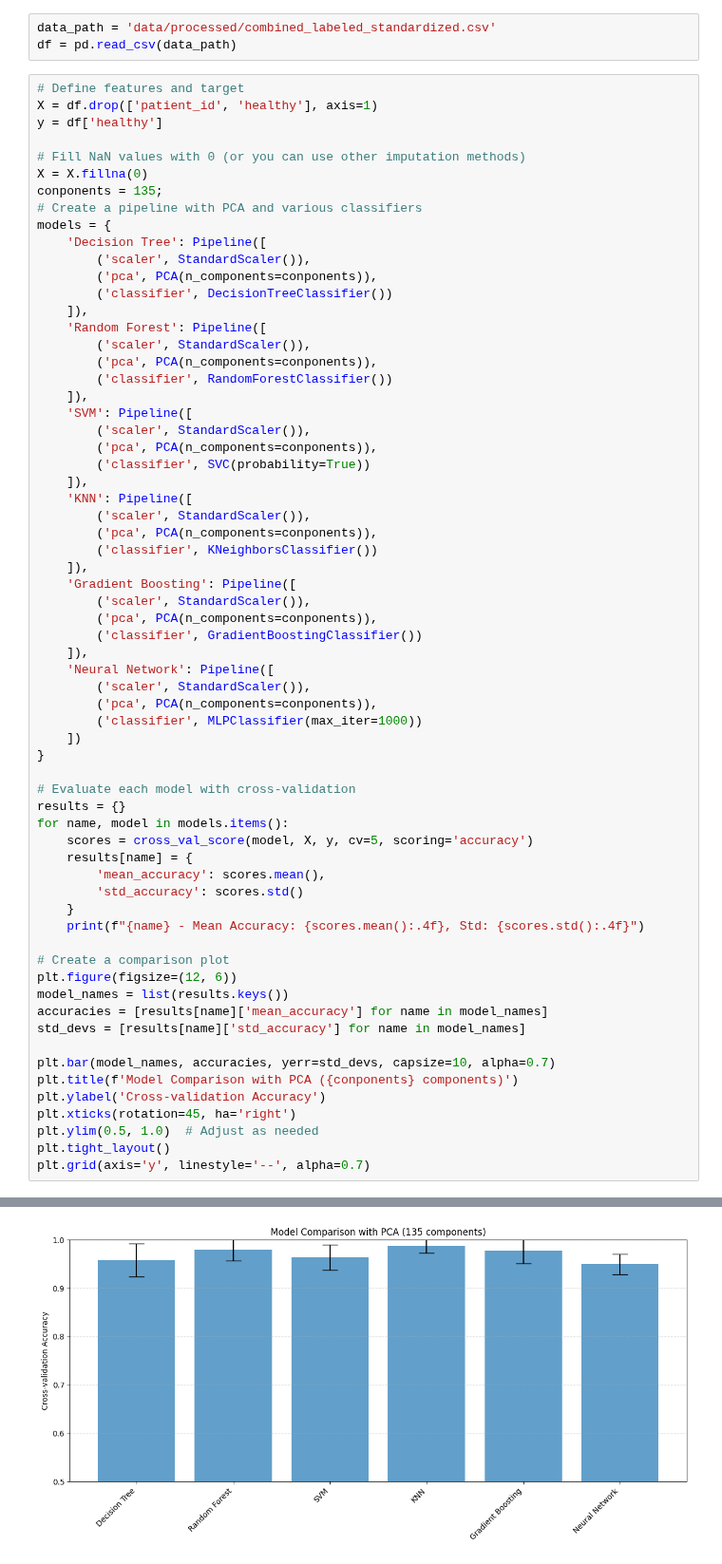
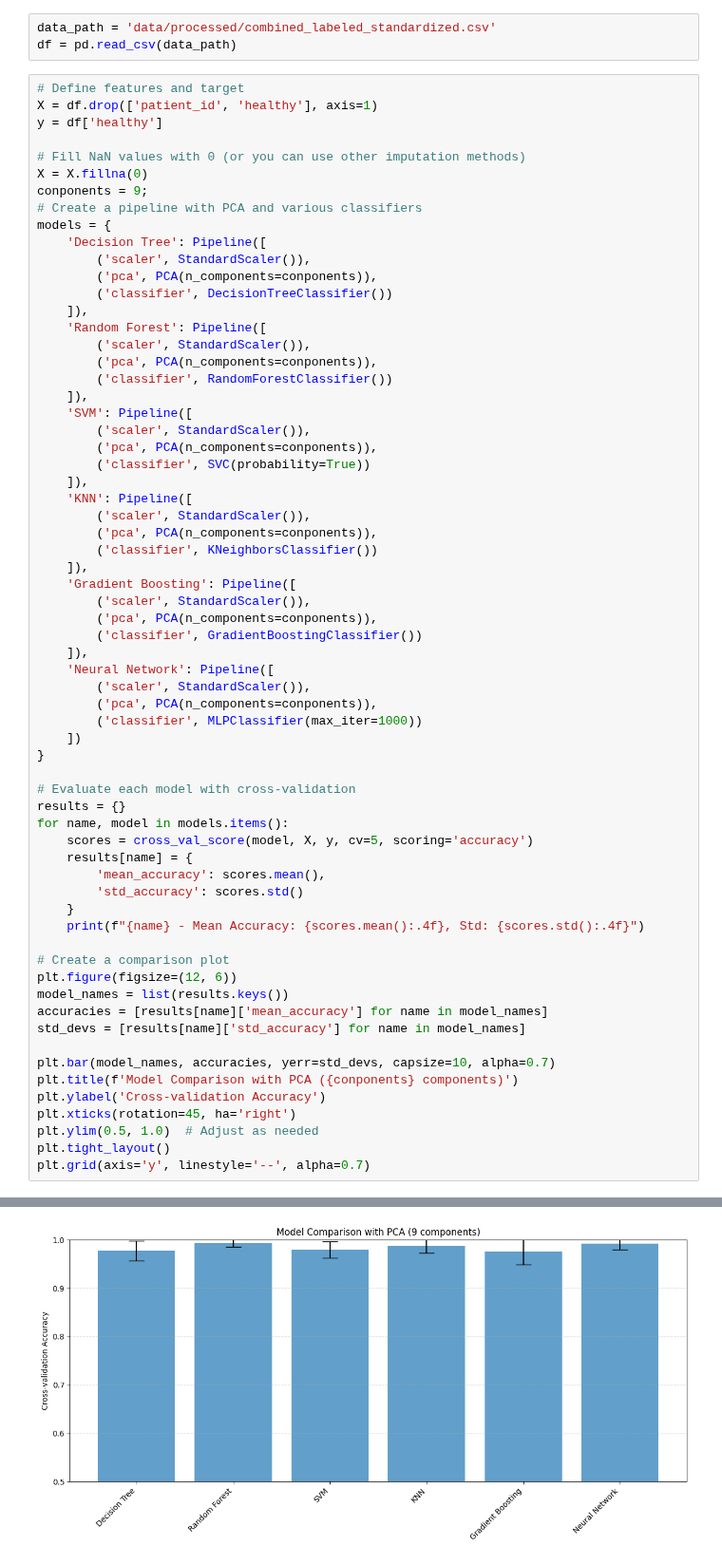
Before and after one commit to tobitotaku/ai-brain-tumor, a Jupyter notebook: iets.ipynb, the cells around one changed output, grey strips where cells are left out. Shown at 95% size. Saved outputs shown, nothing was run; the diff lists cells and outputs as text.

```diff
--- a/iets.ipynb
+++ b/iets.ipynb
@@ -31,7 +31,7 @@ y = df['healthy']
 
 # Fill NaN values with 0 (or you can use other imputation methods)
 X = X.fillna(0)
-conponents = 135;
+conponents = 9;
 # Create a pipeline with PCA and various classifiers
 models = {
     'Decision Tree': Pipeline([
@@ -99 +99 @@ Neural Network - Mean Accuracy: 0.9500, Std: 0.0210
-[figure, old version]
+[figure, new version]
```
Also changed, not shown: parts of 4 cells of this notebook, 1 other file.
